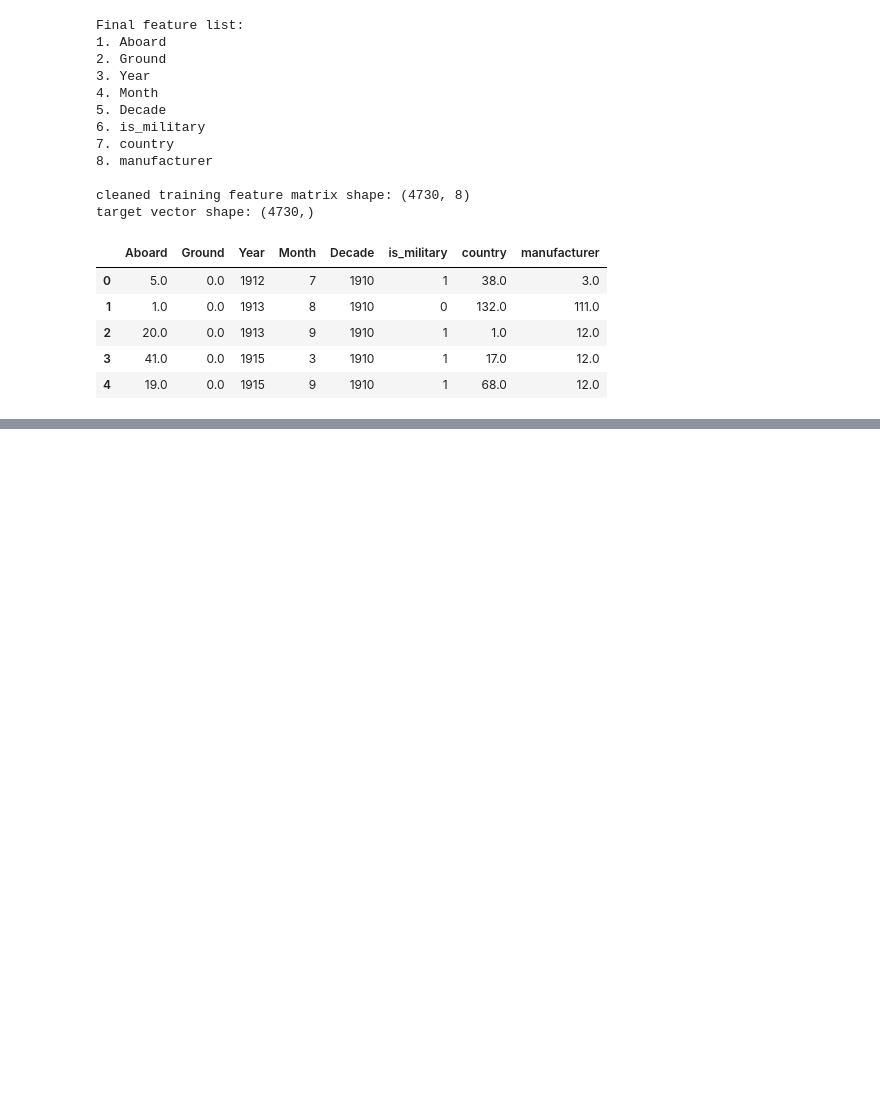
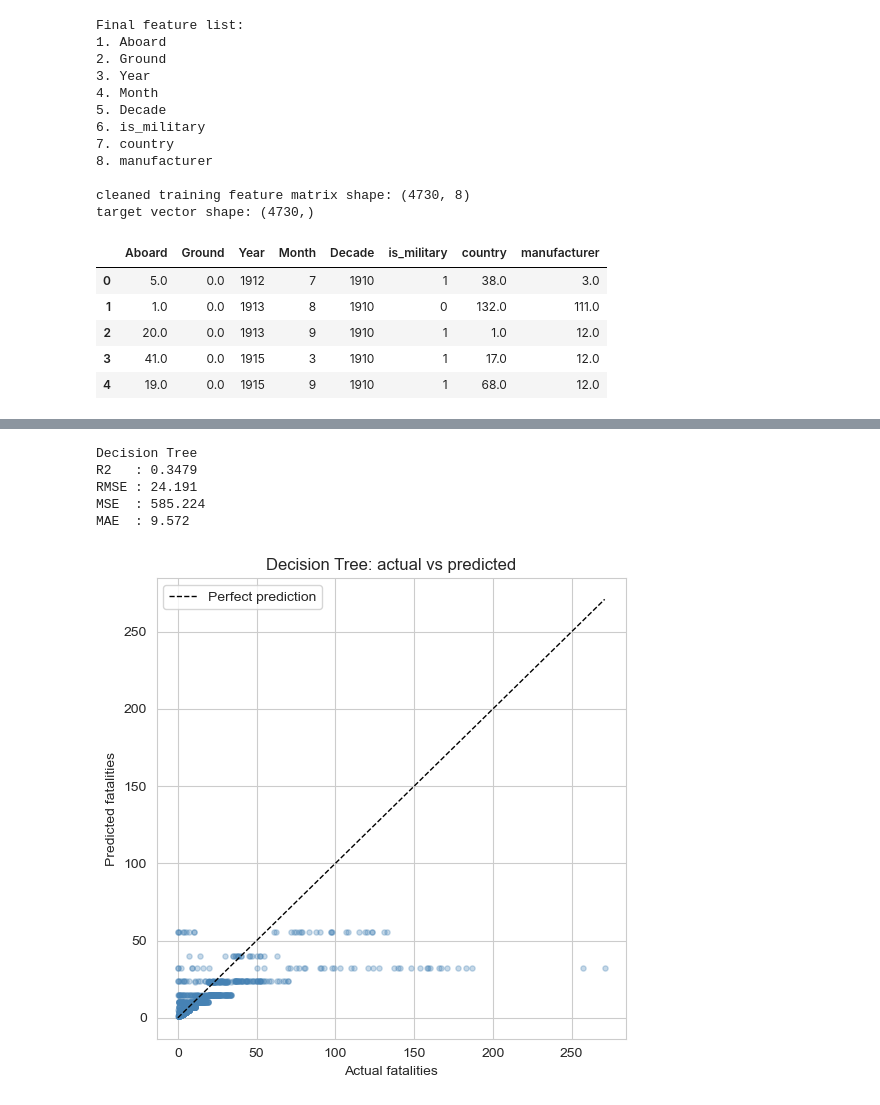
Before and after one commit to vcmeamaria/airplane_regression, a Jupyter notebook: airplane_fatalities_regression.ipynb, the cells around one changed output, grey strips where cells are left out. Drawn from its saved outputs; the diff is of its cells as text; code cells hidden in the pictures; blank space fills up the shorter version.

```diff
--- a/airplane_fatalities_regression.ipynb
+++ b/airplane_fatalities_regression.ipynb
@@ -555,0 +668,11 @@ target vector shape: (4730,)
+# %%
+# train and evaluate tuned decision tree
+tree = evaluate_model(
+    DecisionTreeRegressor(max_depth=best_depth, random_state=RANDOM_STATE),'Decision Tree')
+# %% [output]
+Decision Tree
+R2   : 0.3479
+RMSE : 24.191
+MSE  : 585.224
+MAE  : 9.572
+[figure, added]
```
Also changed, not shown: parts of 35 cells of this notebook, 1 other file.
